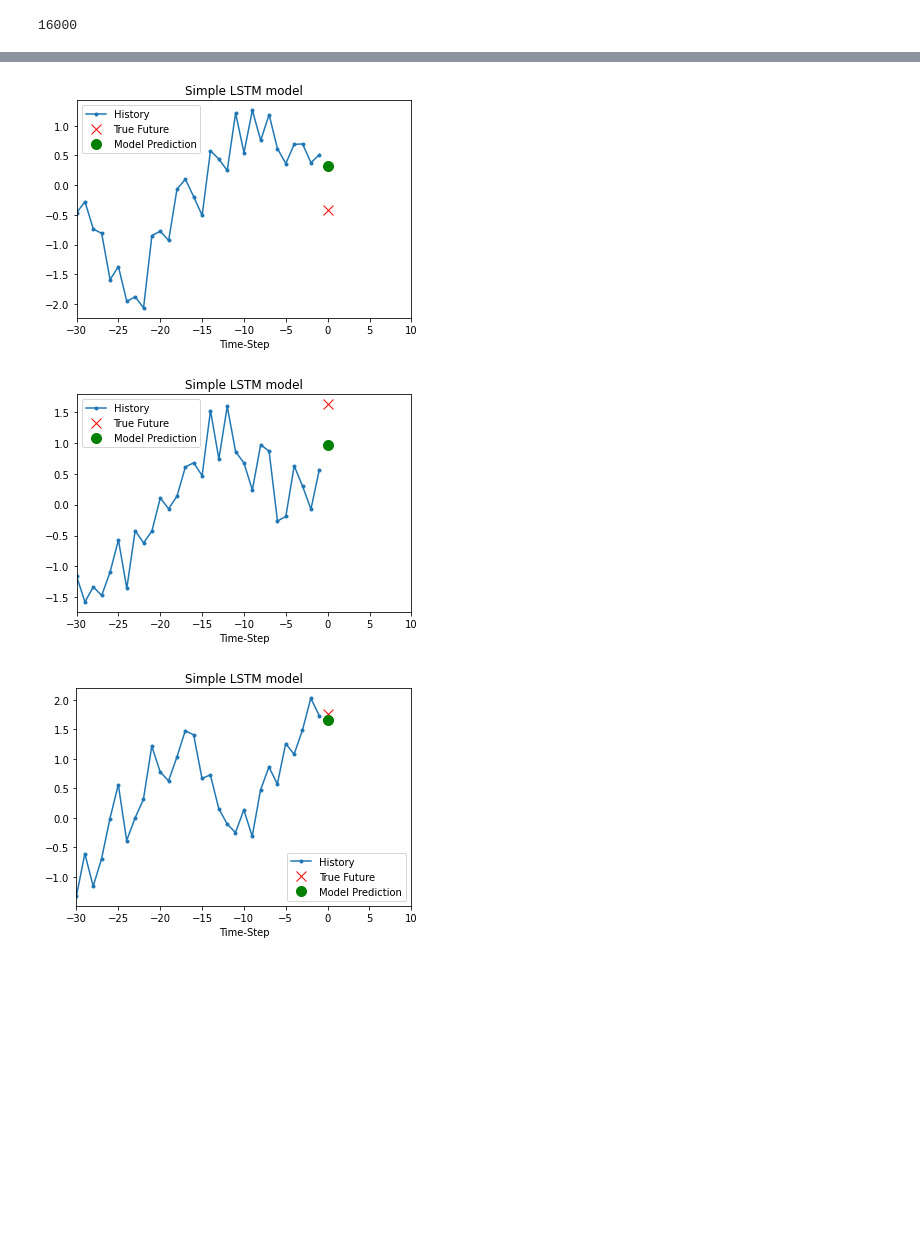
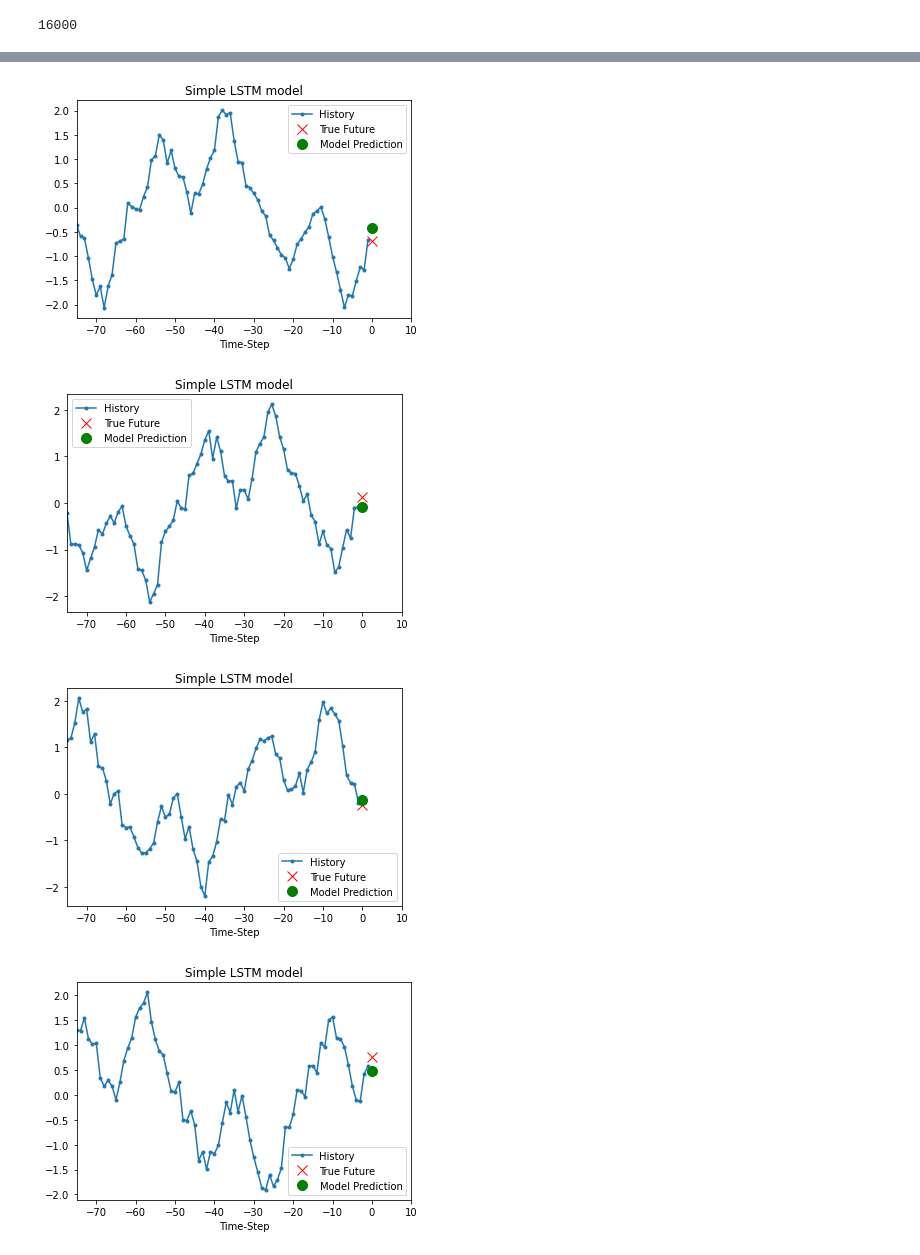
Before and after one commit to QinLab/icompbio-tamjeed, a Jupyter notebook: tf_rnn_sequences.ipynb, the cells around one changed output, grey strips where cells are left out. Drawn from its saved outputs; the diff is of its cells as text; code cells hidden in the pictures; blank space fills up the shorter version.

```diff
--- a/tf_rnn_sequences.ipynb
+++ b/tf_rnn_sequences.ipynb
@@ -16,7 +16,7 @@ def trig_function(t):
     temp_sin = 3 * np.power(np.sin(t),9)
     temp_cos = 2 * np.power(np.cos(t),9)
     r = np.random.rand(len(t))
-    return temp_sin + temp_cos + 2*r
+    return temp_sin + temp_cos + r
 # %%
 trig_data_original = trig_function(t)
 # %%
@@ -72,6 +72,6 @@ trig_data = (trig_data - train_data_mean)/train_data_std
 # %%
 # choose {trig_past_history} vals to use to predict {trig_future_target + 1} vals into the future
-trig_past_history = 30
+trig_past_history = 75
 trig_future_target = 0
 
 x_train_trig, y_train_trig = univariate_data(trig_data, 0, train_end_index, trig_past_history, trig_future_target)
@@ -114,7 +114,7 @@ using this history to predict the val:  -0.7217877348183139
 # %%
 # much of below code is derived from https://www.tensorflow.org/tutorials/structured_data/time_series
 
-BATCH_SIZE = 256
+BATCH_SIZE = 300
 BUFFER_SIZE = 10000
 
 train_trig = tf.data.Dataset.from_tensor_slices((x_train_trig, y_train_trig))
@@ -177,11 +162,12 @@ def show_plot(plot_data, delta, title):
   plt.xlabel('Time-Step')
   return plt
 # %%
-for x, y in val_trig.take(3):
+for x, y in val_trig.take(10):
   plot = show_plot([x[0].numpy(), y[0].numpy(),
                     lstm_prediction_model.predict(x)[0]], 0, 'Simple LSTM model')
   plot.show()
 # %% [output]
-[figure, old version]
+[figure, new version]
-[figure, old version]
+[figure, new version]
-[figure, old version]
+[figure, new version]
+[figure, added]
```
Also changed, not shown: parts of 7 cells of this notebook.
